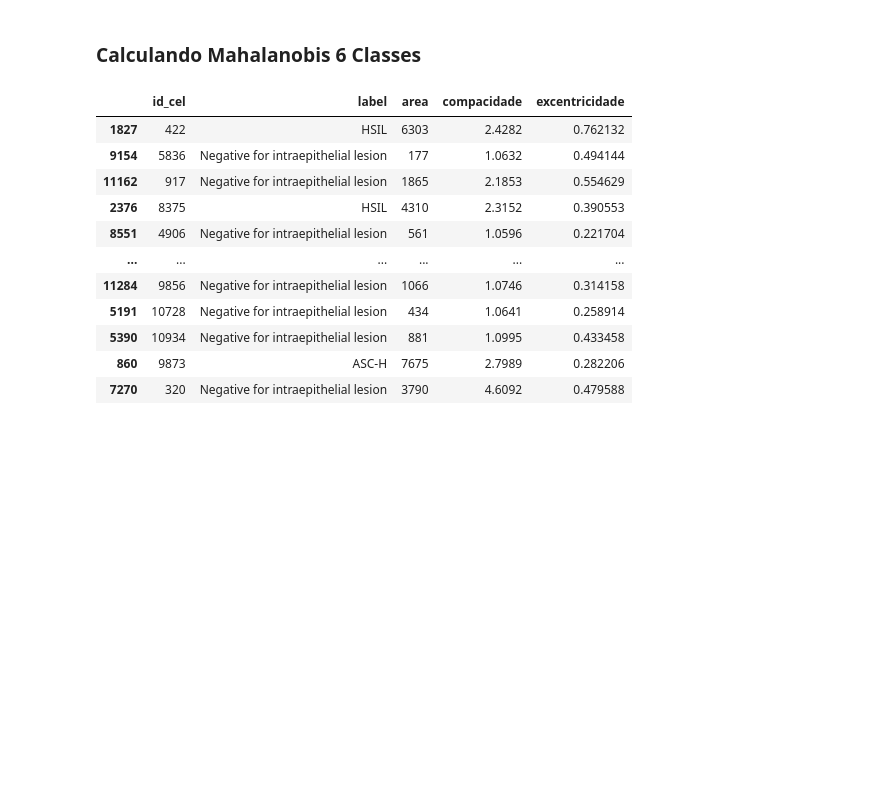
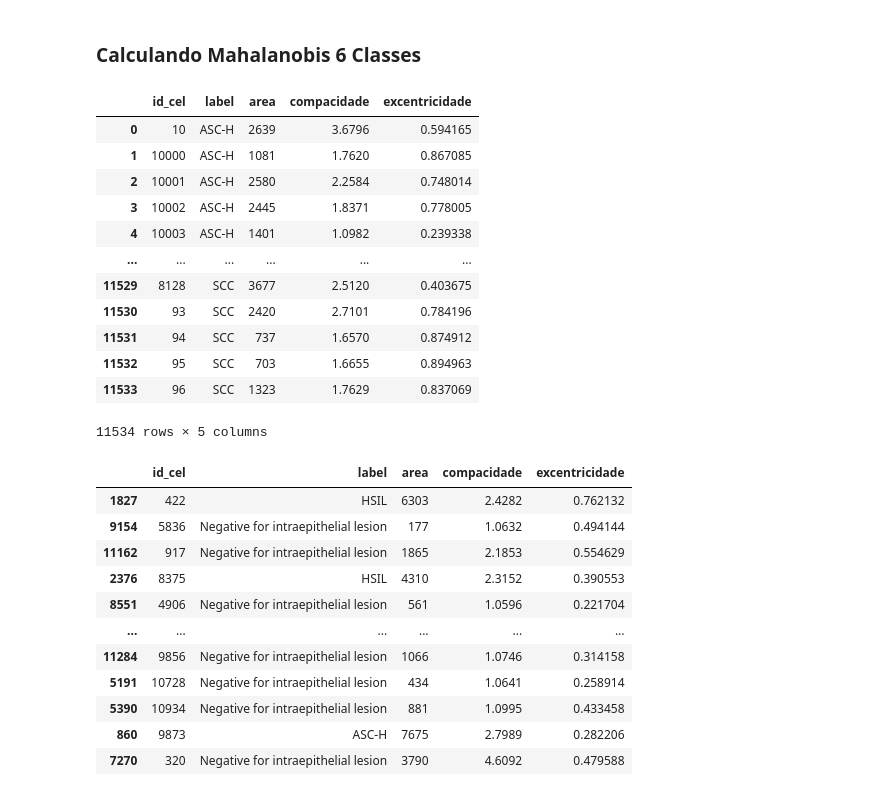
Before and after one commit to viniciushgiovanini/pai-papanicolau, a Jupyter notebook: src/AI/processamento_testes_part2.ipynb, the cells around one changed output. Drawn from its saved outputs; the diff is of its cells as text; code cells hidden in the pictures; blank space fills up the shorter version.

```diff
--- a/src/AI/processamento_testes_part2.ipynb
+++ b/src/AI/processamento_testes_part2.ipynb
@@ -267,6 +267,23 @@ for each in pastas:
         shutil.copy(os.path.join(diretorio_imagens, imagem), diretorio_teste)
 # %% [markdown]
 ### Calculando Mahalanobis 6 Classes
+# %%
+df = pd.read_csv('./csv_pt2.csv')
+df
+# %% [output]
+|  | id_cel | label | area | compacidade | excentricidade |
+| 0 | 10 | ASC-H | 2639 | 3.6796 | 0.594165 |
+| 1 | 10000 | ASC-H | 1081 | 1.7620 | 0.867085 |
+| 2 | 10001 | ASC-H | 2580 | 2.2584 | 0.748014 |
+| 3 | 10002 | ASC-H | 2445 | 1.8371 | 0.778005 |
+| 4 | 10003 | ASC-H | 1401 | 1.0982 | 0.239338 |
+| ... | ... | ... | ... | ... | ... |
+| 11529 | 8128 | SCC | 3677 | 2.5120 | 0.403675 |
+| 11530 | 93 | SCC | 2420 | 2.7101 | 0.784196 |
+| 11531 | 94 | SCC | 737 | 1.6570 | 0.874912 |
+| 11532 | 95 | SCC | 703 | 1.6655 | 0.894963 |
+| 11533 | 96 | SCC | 1323 | 1.7629 | 0.837069 |
+11534 rows × 5 columns
 # %%
 # Dividindo em treino e teste
 
```
Also changed, not shown: parts of 4 cells of this notebook.
